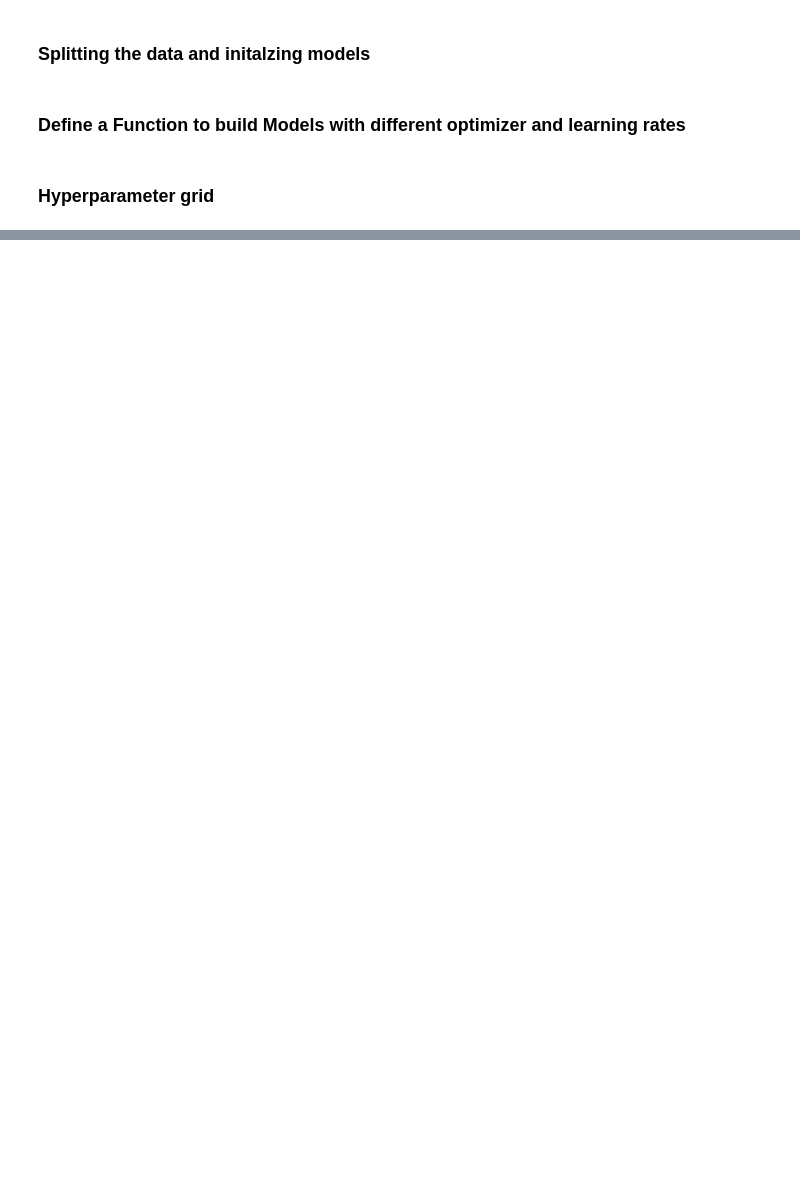
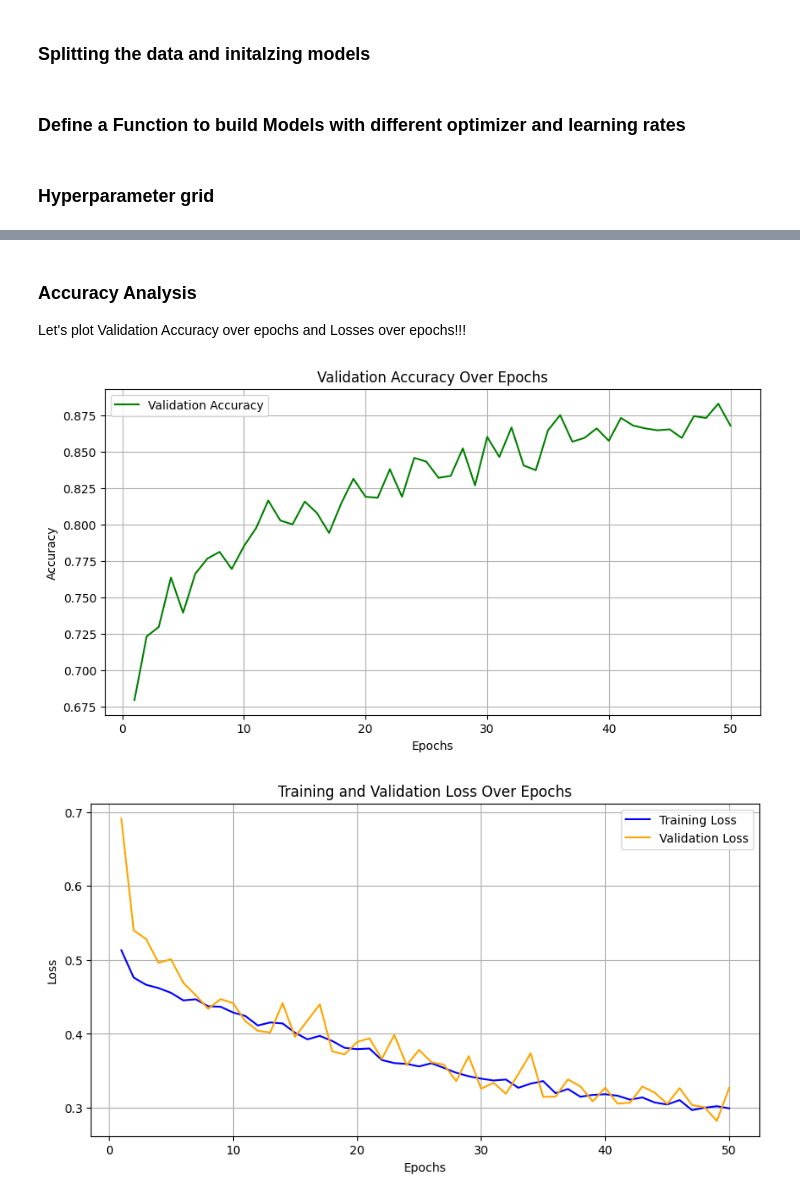
Before and after one commit to JARVIS843/Stroke_Prediction_ML_Project, a Jupyter notebook: Neural_Network_Model.ipynb, the cells around one changed output, grey strips where cells are left out. Drawn from its saved outputs; the diff is of its cells as text; code cells hidden in the pictures; blank space fills up the shorter version.

```diff
--- a/Neural_Network_Model.ipynb
+++ b/Neural_Network_Model.ipynb
@@ -182,8 +243,12 @@ def build_model(optimizer, learning_rate):
 ### Hyperparameter grid
 # %%
 learning_rates = [0.01, 0.001, 0.0001]
-batch_sizes = [16, 32, 64]
-epochs_list = [20, 50, 100]
-optimizers = {"Adam": Adam, "SGD_Momentum": SGD}
+batch_sizes = [32, 64]
+epochs_list = [50, 100]
+optimizers = {
+    "RMSprop": RMSprop,
+    "Nadam": Nadam,
+    "Adam": Adam,
+}
 # %% [markdown]
 ### Start Training
@@ -192,6 +258,7 @@ optimizers = {"Adam": Adam, "SGD_Momentum": SGD}
 best_combination = None
 best_accuracy = 0
 best_model = None
+best_history = None
 
 for optimizer_name, optimizer in optimizers.items():
     for lr in learning_rates:
@@ -219,6 +286,7 @@ for optimizer_name, optimizer in optimizers.items():
                     best_accuracy = accuracy
                     best_combination = (optimizer_name, lr, batch_size, epochs)
                     best_model = model
+                    best_history = history
 
 # Final results
 print("\nBest Hyperparameter Combination:")
@@ -251,0 +345,35 @@ Testing Optimizer: Adam, LR: 0.001, Batch Size: 64, Epochs: 10
+# %% [markdown]
+### Accuracy Analysis
+Let's plot Validation Accuracy over epochs and Losses over epochs!!!
+# %%
+# Extract values from history
+val_accuracy = best_history.history['val_accuracy']
+train_loss = best_history.history['loss']
+val_loss = best_history.history['val_loss']
+
+# Create epochs range
+epochs_range = range(1, len(val_accuracy) + 1)
+
+# Plot validation accuracy over epochs
+plt.figure(figsize=(10, 5))
+plt.plot(epochs_range, val_accuracy, label='Validation Accuracy', color='green')
+plt.title('Validation Accuracy Over Epochs')
+plt.xlabel('Epochs')
+plt.ylabel('Accuracy')
+plt.legend()
+plt.grid()
+plt.show()
+
+# Plot training and validation loss over epochs
+plt.figure(figsize=(10, 5))
+plt.plot(epochs_range, train_loss, label='Training Loss', color='blue')
+plt.plot(epochs_range, val_loss, label='Validation Loss', color='orange')
+plt.title('Training and Validation Loss Over Epochs')
+plt.xlabel('Epochs')
+plt.ylabel('Loss')
+plt.legend()
+plt.grid()
+plt.show()
+# %% [output]
+[figure, added]
+[figure, added]
```
Also changed, not shown: parts of 25 cells of this notebook, 4 other files.
